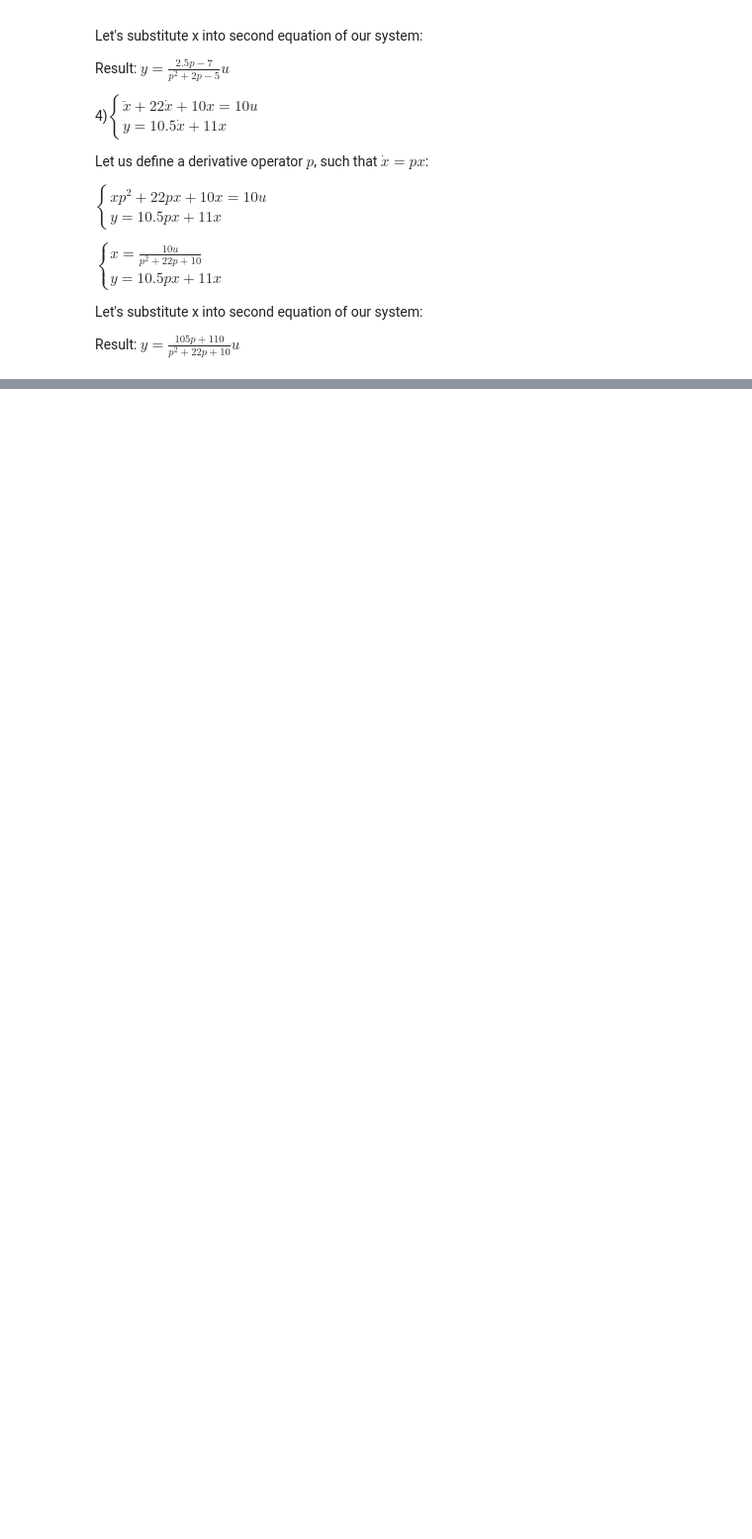
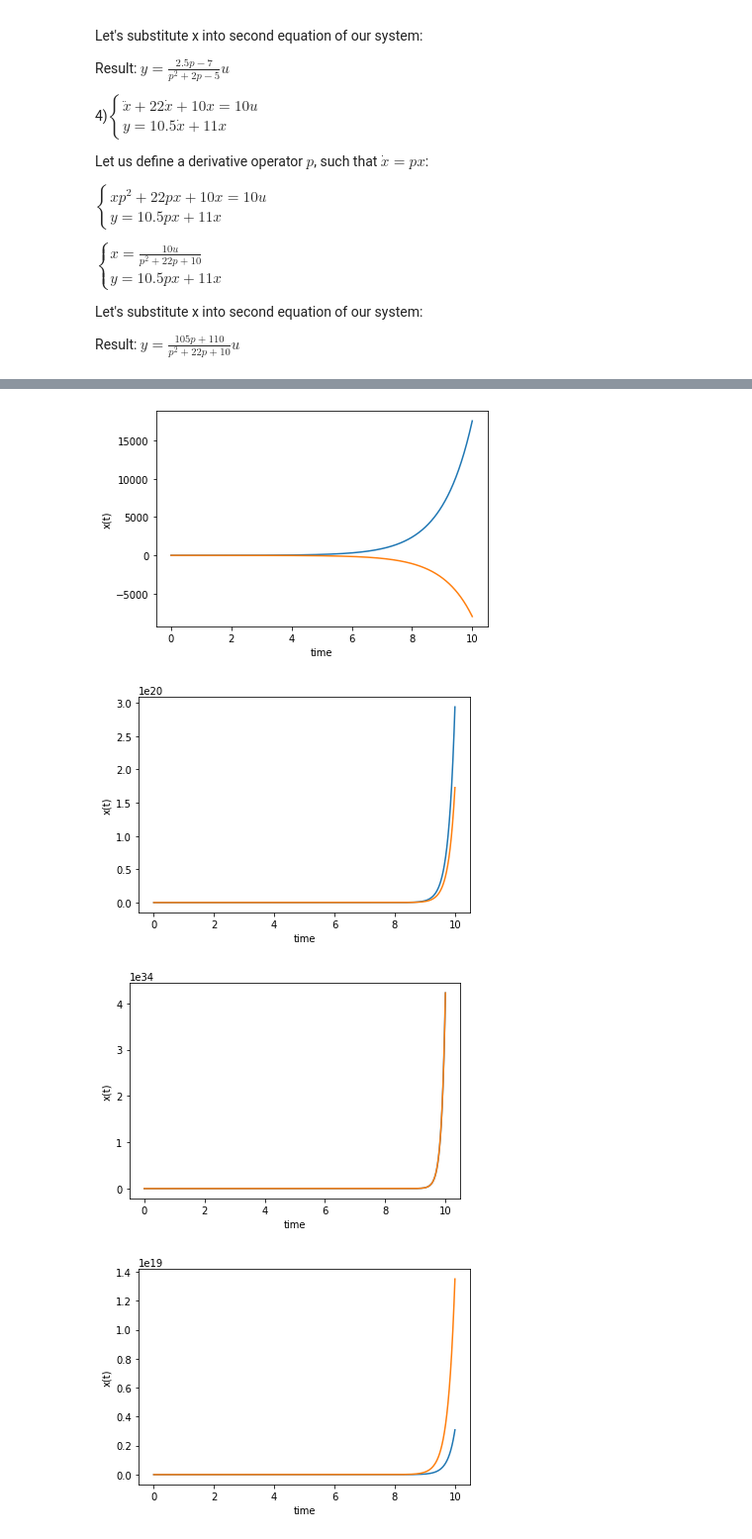
Before and after one commit to EvgenyPetrashko/ControlTheoryCourse, a Jupyter notebook: Lab1ControlTheory.ipynb, the cells around one changed output, grey strips where cells are left out. Shown: that part at 99% size. Saved outputs shown, nothing was run; the diff lists cells and outputs as text; code cells hidden in the pictures; blank space fills up the shorter version.

```diff
--- a/Lab1ControlTheory.ipynb
+++ b/Lab1ControlTheory.ipynb
@@ -1004,0 +1054,53 @@ Result: $y= \frac{105p + 110}{p^2 + 22p + 10}u$
+# %%
+from scipy.integrate import odeint
+import matplotlib.pyplot as plt
+import numpy as np
+
+A1 = np.array([[1, 0], [-5, -10]])
+A2 = np.array([[0, 8], [1, 3]])
+A3 = np.array([[0, 8], [8, 0]])
+A4 = np.array([[0, 1], [6, 3]])
+def LTI1(x, t):
+    return A1.dot(x)
+
+def LTI2(x, t):
+    return A2.dot(x)
+
+def LTI3(x, t):
+    return A3.dot(x)
+
+def LTI4(x, t):
+    return A4.dot(x)
+
+time = np.linspace(0, 10, 1000)    # interval from 0 to 10
+x0 = np.random.rand(2)            # initial state
+
+solution1 = odeint(LTI1, x0, time)
+solution2 = odeint(LTI2, x0, time)
+solution3 = odeint(LTI3, x0, time)
+solution4 = odeint(LTI4, x0, time)
+
+plt.plot(time, solution1)
+plt.xlabel('time')
+plt.ylabel('x(t)')
+plt.show()
+
+plt.plot(time, solution2)
+plt.xlabel('time')
+plt.ylabel('x(t)')
+plt.show()
+
+plt.plot(time, solution3)
+plt.xlabel('time')
+plt.ylabel('x(t)')
+plt.show()
+
+plt.plot(time, solution4)
+plt.xlabel('time')
+plt.ylabel('x(t)')
+plt.show()
+# %% [output]
+[figure, added]
+[figure, added]
+[figure, added]
+[figure, added]
```
Also changed, not shown: parts of 4 cells of this notebook.
